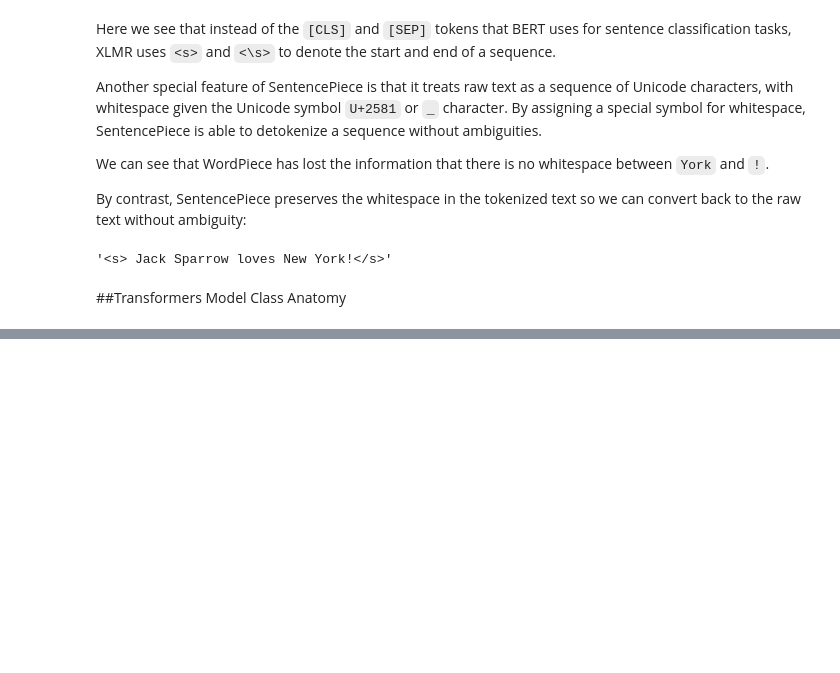
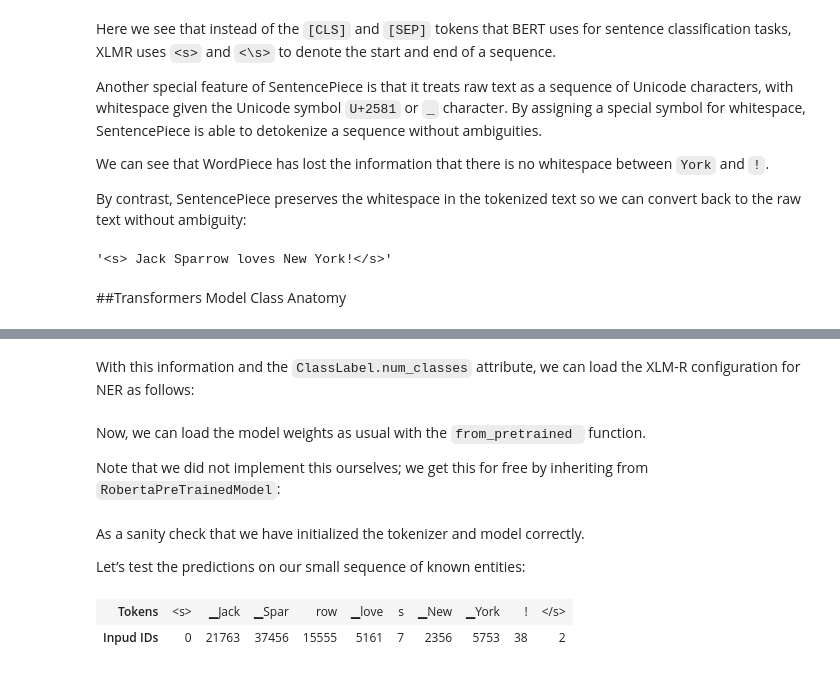
Before and after one commit to rahiakela/transformers-research-and-practice, a Jupyter notebook: natural-language-processing-with-transformers/04-multilingual-ner/multilingual_named_entity_recognition.ipynb, the cells around one changed output, grey strips where cells are left out. Drawn from its saved outputs; the diff is of its cells as text; code cells hidden in the pictures; blank space fills up the shorter version.

```diff
--- a/natural-language-processing-with-transformers/04-multilingual-ner/multilingual_named_entity_recognition.ipynb
+++ b/natural-language-processing-with-transformers/04-multilingual-ner/multilingual_named_entity_recognition.ipynb
@@ -343,0 +433,3 @@ convert back to the raw text without ambiguity:
+# %% [markdown]
+With this information and the `ClassLabel.num_classes` attribute, we can load the XLM-R configuration for
+NER as follows:
@@ -343,0 +441,5 @@ convert back to the raw text without ambiguity:
+# %% [markdown]
+Now, we can load the model weights as usual with the `from_pretrained ` function.
+
+Note that we did not
+implement this ourselves; we get this for free by inheriting from `RobertaPreTrainedModel`:
@@ -343,0 +448,13 @@ convert back to the raw text without ambiguity:
+# %% [markdown]
+As a sanity check that we have initialized the tokenizer and model correctly.
+
+Let’s test the predictions on our small
+sequence of known entities:
+# %%
+input_ids = xlmr_tokenizer.encode(text, return_tensors="pt")
+
+df = pd.DataFrame([xmlr_tokens, input_ids[0].numpy()], ["Tokens", "Inpud IDs"])
+display_df(df, header=None)
+# %% [output]
+| Tokens | <s> | ▁Jack | ▁Spar | row | ▁love | s | ▁New | ▁York | ! | </s> |
+| Inpud IDs | 0 | 21763 | 37456 | 15555 | 5161 | 7 | 2356 | 5753 | 38 | 2 |
```
Also changed, not shown: parts of 20 cells of this notebook.
